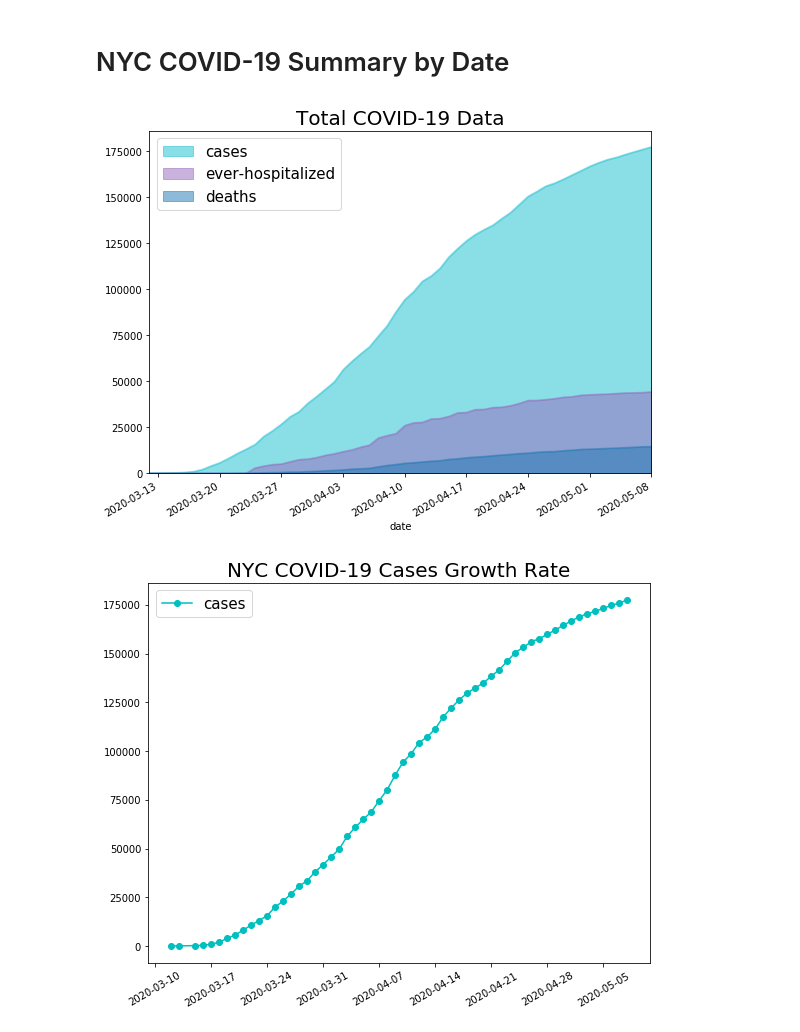
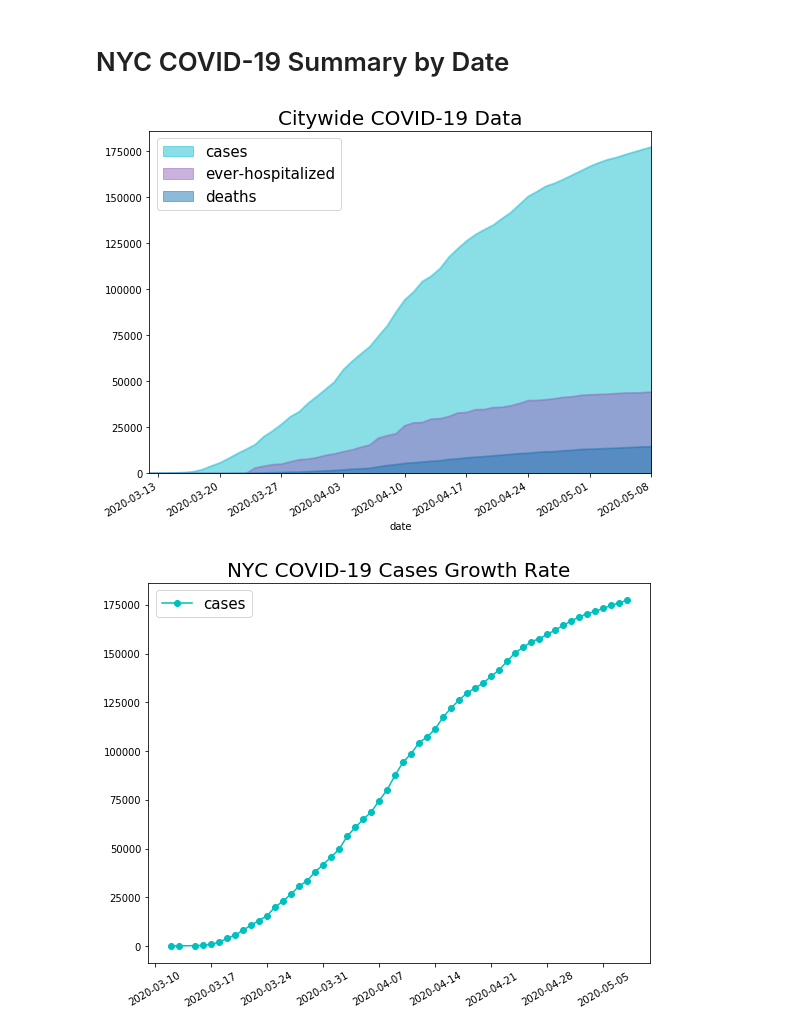
Before and after one commit to ArcZz/Nyc_Cov19_project, a Jupyter notebook: Part_1.ipynb, the cells around one changed output. Drawn from its saved outputs; the diff is of its cells as text; code cells hidden in the pictures.

```diff
--- a/Part_1.ipynb
+++ b/Part_1.ipynb
@@ -133,11 +133,12 @@ df2.style.background_gradient(cmap = cm)
 # %%
 # case, death, haspitalized data for NYC
 nycSourceData = borough[["date","type","total"]]
-region = "total"
+nycSourceData = nycSourceData.rename(columns={'total':'Citywide'})
+region = "Citywide"
 nycAllData = regionData (nycSourceData, region)
 regionPlot (nycAllData, region)
 # %% [output]
-[figure, old version]
+[figure, new version]
 # %%
 nycChange = nycAllData[["date","cases"]]
 nycChange["rate"] = (nycChange["cases"].shift(-1) - nycChange["cases"]) / nycChange["cases"].shift(-1)
```
Also changed, not shown: parts of 2 cells of this notebook.
